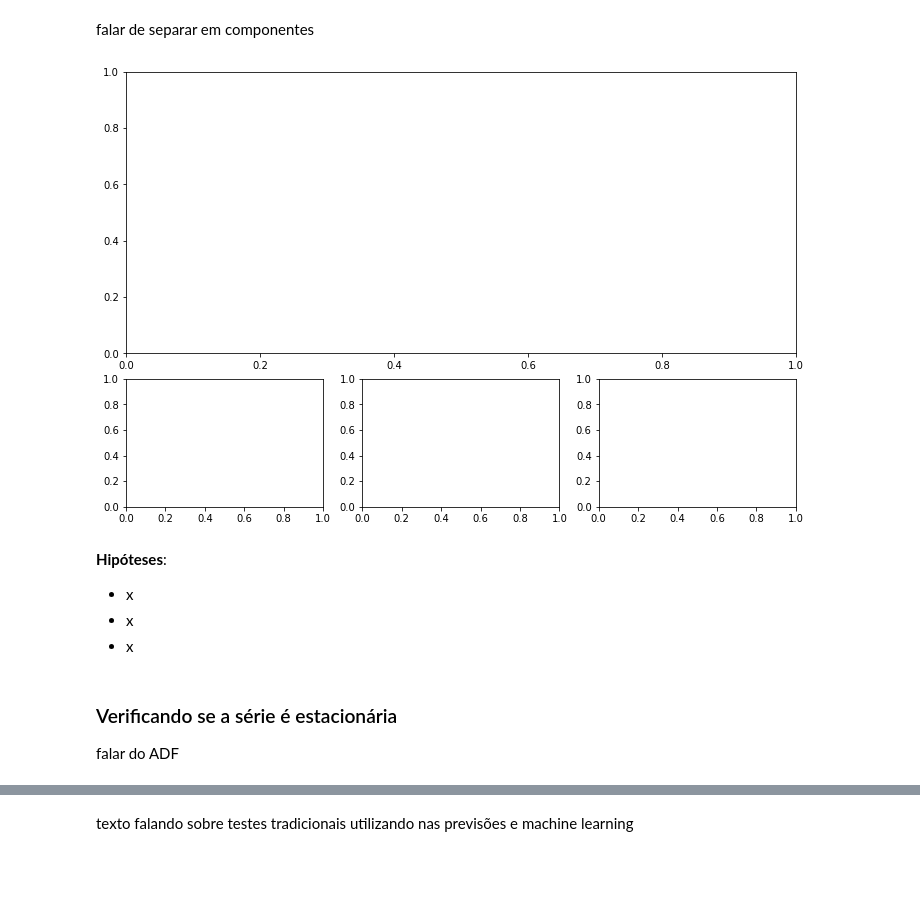
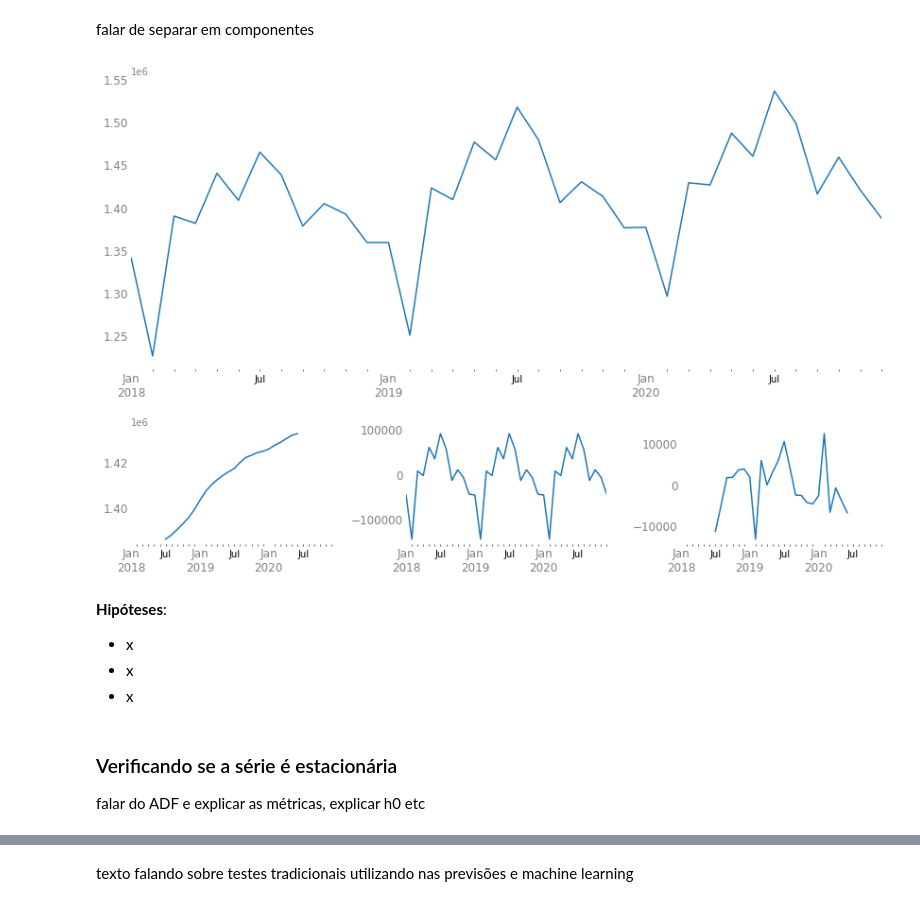
Before and after one commit to FerrazThales/demand_forecasting_prophet, a Jupyter notebook: Demand_Forecasting_with_Prophet.ipynb, the cells around one changed output, grey strips where cells are left out. Drawn from its saved outputs; the diff is of its cells as text; code cells hidden in the pictures; blank space fills up the shorter version.

```diff
--- a/Demand_Forecasting_with_Prophet.ipynb
+++ b/Demand_Forecasting_with_Prophet.ipynb
@@ -628,12 +620,35 @@ falar de separar em componentes
 # %%
 #criando o fig e o ax no matplotlib
 gridsize=(3,3)
 fig=plt.figure(figsize=(12,8))
+
+#decompondo os componentes da série temporal
+agregando_valores_mensais = df.sales.resample('M').sum().to_frame()
+result = seasonal_decompose(agregando_valores_mensais.sales)
 
 #o ax1 irá ocupar o equivalente a 2 colunas e 2 linhas
 ax1 = plt.subplot2grid(gridsize, (0, 0), colspan=3, rowspan=2)
 ax2 = plt.subplot2grid(gridsize, (2, 0))
 ax3 = plt.subplot2grid(gridsize, (2, 1))
 ax4 = plt.subplot2grid(gridsize, (2, 2))
+
+#construindo o primeiro gráfico
+result.observed.plot(ax=ax1)
+ajuste_layout(ax=ax1)
+
+#construindo o segundo gráfico
+result.trend.plot(ax=ax2)
+ajuste_layout(ax=ax2)
+
+#construindo o terceiro gráfico
+result.seasonal.plot(ax=ax3)
+ajuste_layout(ax=ax3)
+
+#construindo o quarto gráfico
+result.resid.plot(ax=ax4)
+ajuste_layout(ax=ax4)
+
+#plotando os gráficos
+plt.tight_layout(pad=2.0);
 # %% [output]
-[figure, old version]
+[figure, new version]
@@ -657,4 +661,4 @@ plt.tight_layout()
 # %% [markdown]
 ### Verificando se a série é estacionária
 
-falar do ADF
+falar do ADF e explicar as métricas, explicar h0 etc
```
Also changed, not shown: parts of 22 cells of this notebook.
